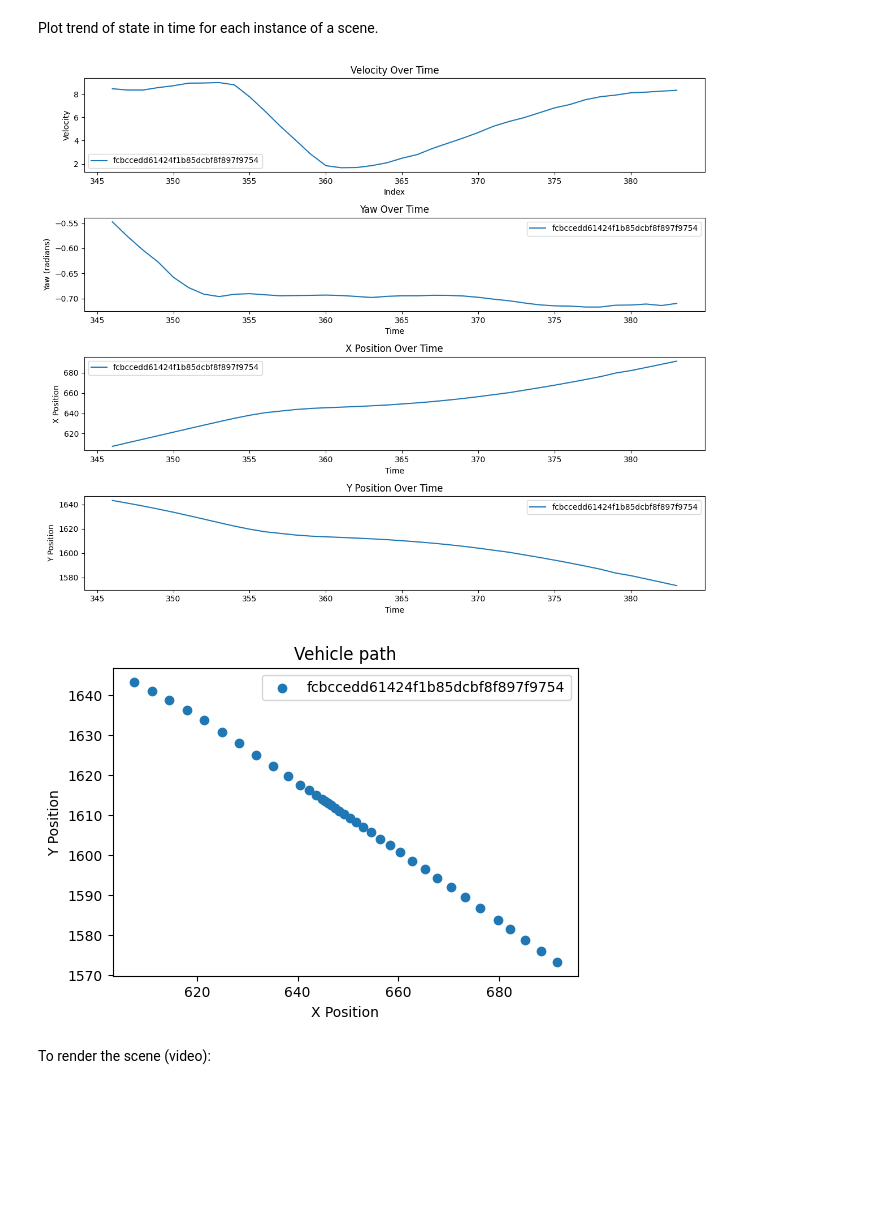
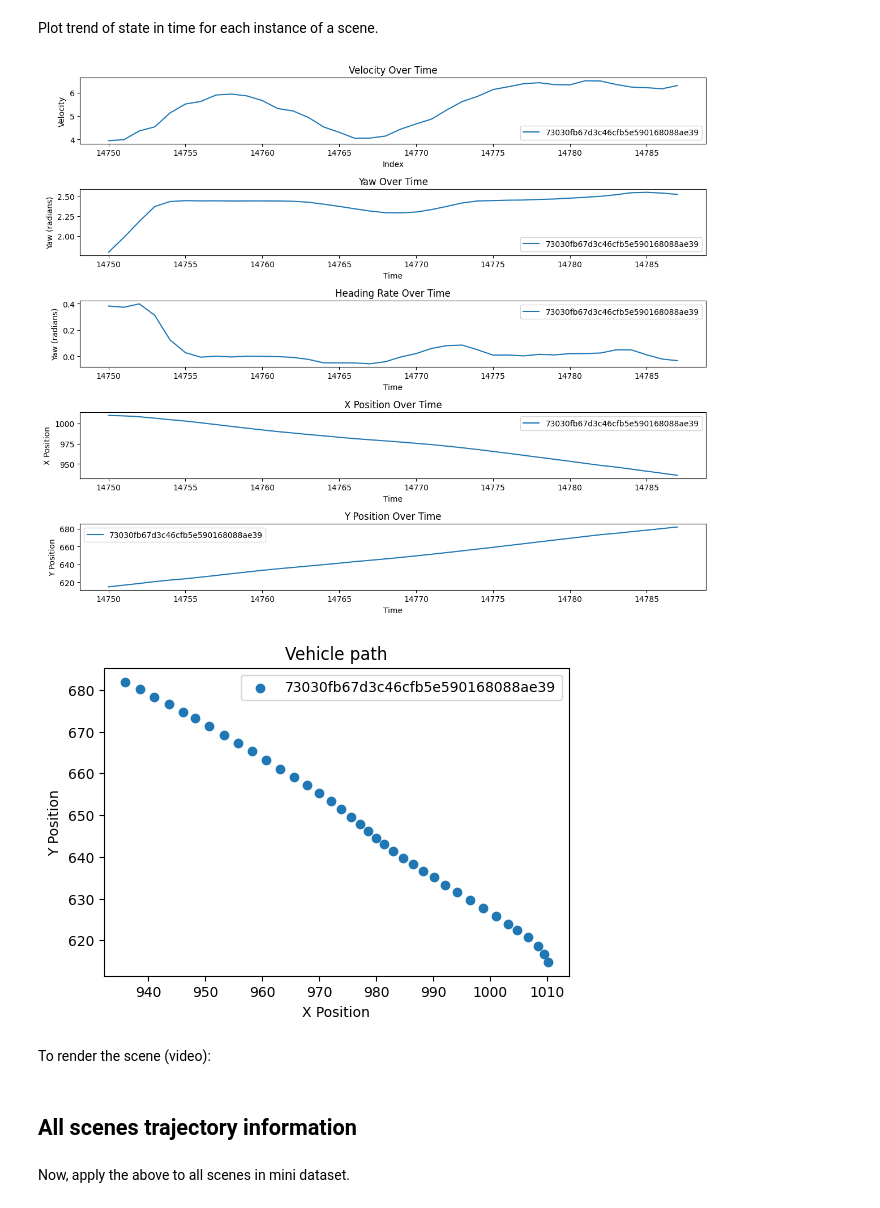
Before and after one commit to SaraMo14/MasterThesis, a Jupyter notebook: data_analysis_ego.ipynb, the cells around one changed output. Drawn from its saved outputs; the diff is of its cells as text; code cells hidden in the pictures; blank space fills up the shorter version.

```diff
--- a/data_analysis_ego.ipynb
+++ b/data_analysis_ego.ipynb
@@ -7,8 +10,9 @@ import matplotlib.pyplot as plt
 # %%
 # This is the path where you stored your copy of the nuScenes dataset.
 
-#DATAROOT = Path("C:/Users/sara_/Desktop/MasterThesis/pgeon-main/example/nuscenes/data/sets/nuscenes")
-DATAROOT = '/home/saramontese/Desktop/MasterThesis/example/nuscenes/dataset/data/sets/nuscenes'
-nuscenes = NuScenes('v1.0-mini', dataroot=DATAROOT)
+DATAROOT = Path('/media/saramontese/Riccardo 500GB/NuScenesDataset/data/sets/nuscenes')
+#DATAROOT = Path('/home/saramontese/Desktop/MasterThesis/example/nuscenes/dataset/data/sets/nuscenes')
+#nuscenes = NuScenes('v1.0-mini', dataroot=DATAROOT)
+nuscenes = NuScenes('v1.0-trainval', dataroot=DATAROOT)
 # %% [output]
 ======
@@ -64,7 +68,9 @@ dtype_dict = {
     'delta_local_y': 'float64'
 }
 
-df = pd.read_csv('/home/saramontese/Desktop/MasterThesis/example/nuscenes/dataset/dataset_from_ego.csv', dtype=dtype_dict, parse_dates=['timestamp'])
+df = pd.read_csv(DATAROOT / 'dataset_from_ego.csv', dtype=dtype_dict, parse_dates=['timestamp'])
+
+#df = pd.read_csv('/home/saramontese/Desktop/MasterThesis/example/nuscenes/dataset/data/sets/nuscenes/dataset_from_ego.csv', dtype=dtype_dict, parse_dates=['timestamp'])
 df['timestamp'] = pd.to_datetime(df['timestamp'])
 
 
@@ -231,7 +244,7 @@ array(['2fc3753772e241f2ab2cd16a784cc680',
 # %% [markdown]
 Select a scene and test the  algorithm
 # %%
-scene_test = 'fcbccedd61424f1b85dcbf8f897f9754'
+scene_test = '73030fb67d3c46cfb5e590168088ae39'
 instance1_example_df = df[df['scene_token']==scene_test]
 instance1_example_df
 # %% [output]
@@ -282,7 +315,7 @@ Plot trend of state in time for each instance of a scene.
 # %%
 plt.figure(figsize=(12, 10))
 
-plt.subplot(4, 1, 1)
+plt.subplot(5, 1, 1)
 for instance_token, group in instance1_example_df.groupby('scene_token'):
     plt.plot(group.index, group['velocity'], label=instance_token)
 plt.title('Velocity Over Time')
@@ -290,7 +323,7 @@ plt.xlabel('Index')
 plt.ylabel('Velocity')
 plt.legend()
 
-plt.subplot(4, 1, 2)
+plt.subplot(5, 1, 2)
 for instance_token, group in instance1_example_df.groupby('scene_token'):
     plt.plot(group.index, group['yaw'], label=instance_token)
 plt.title('Yaw Over Time')
@@ -298,38 +331,46 @@ plt.xlabel('Time')
 plt.ylabel('Yaw (radians)')
 plt.legend()
 
-plt.subplot(4, 1, 3)
+plt.subplot(5, 1, 3)
+for instance_token, group in instance1_example_df.groupby('scene_token'):
+    plt.plot(group.index, group['heading_change_rate'], label=instance_token)
+plt.title('Heading Rate Over Time')
+plt.xlabel('Time')
+plt.ylabel('Heading Rate Change')
+plt.legend()
+
+plt.subplot(5, 1, 4)
 for instance_token, group in instance1_example_df.groupby('scene_token'):
     plt.plot(group.index, group['x'], label=instance_token)
 plt.title('X Position Over Time')
 plt.xlabel('Time')
 plt.ylabel('X Position')
 plt.legend()
 
-plt.subplot(4, 1, 4)  # Moved inside the same plt.figure block
+plt.subplot(5, 1, 5)  # Moved inside the same plt.figure block
 for instance_token, group in instance1_example_df.groupby('scene_token'):
     plt.plot(group.index, group['y'], label=instance_token)
 plt.title('Y Position Over Time')
 plt.xlabel('Time')
 plt.ylabel('Y Position')
 plt.legend()
 
 plt.tight_layout()
 plt.show()
 
 
 # Plot x vs y positions for each instance
 plt.figure(figsize=(6, 4))
 for instance_token, group in instance1_example_df.groupby('scene_token'):
     plt.scatter(group['x'], group['y'], label=instance_token)
 plt.title('Vehicle path')
 plt.xlabel('X Position')
 plt.ylabel('Y Position')
 plt.legend()
 plt.show()
 # %% [output]
-[figure, old version]
+[figure, new version]
-[figure, old version]
+[figure, new version]
 # %% [markdown]
 To render the scene (video):
 # %%
@@ -336,0 +378,4 @@ To render the scene (video):
+# %% [markdown]
+## All scenes trajectory information
+# %% [markdown]
+Now, apply the above to all scenes in mini dataset.
```
Also changed, not shown: parts of 24 cells of this notebook, 13 other files.
